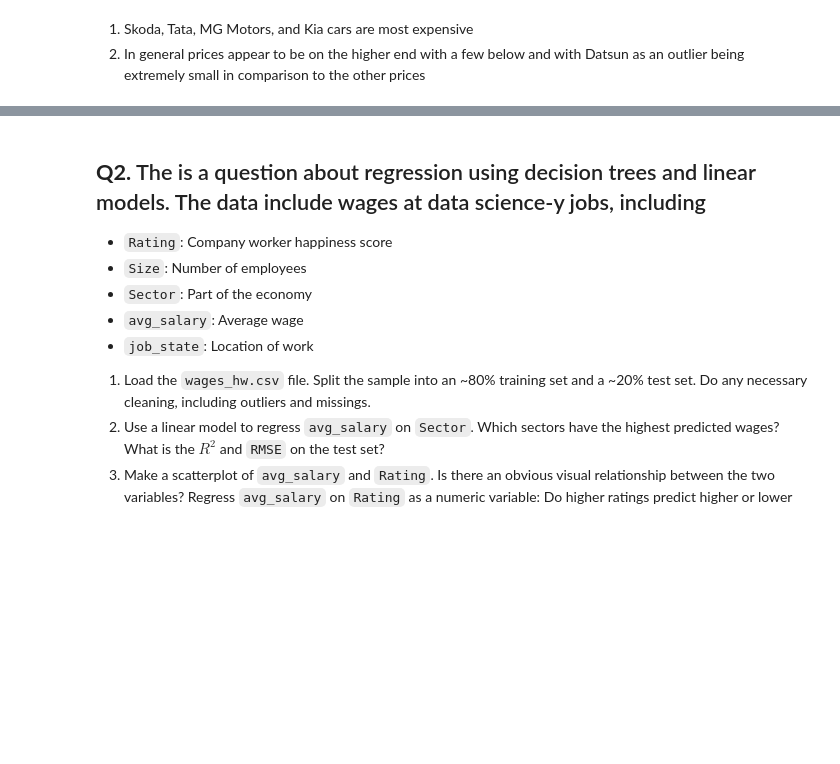
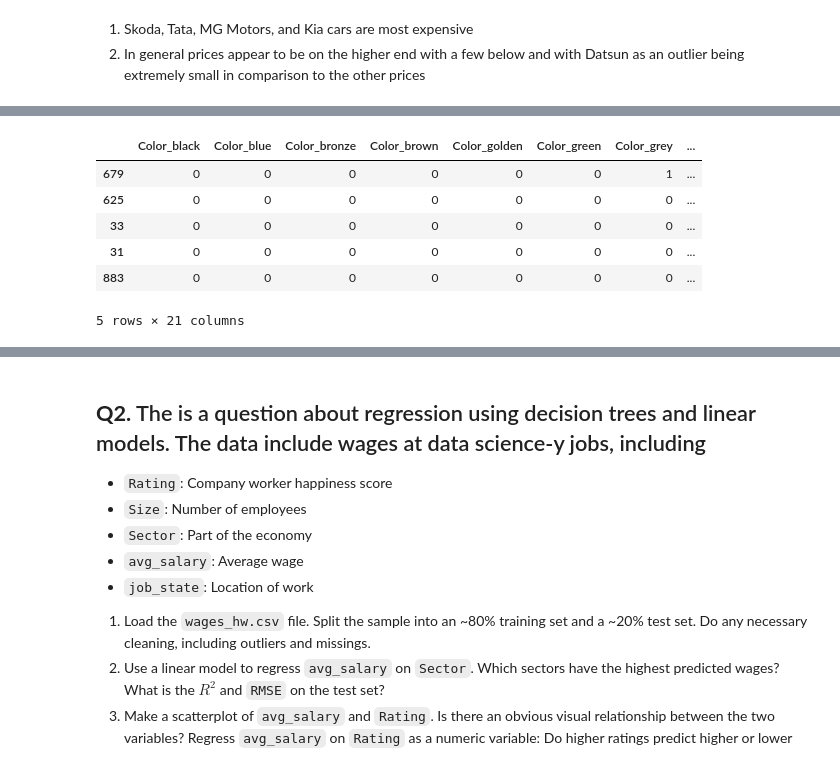
Before and after one commit to Ymy9he/assignment4, a Jupyter notebook: Copy_of_assignment4.ipynb, the cells around one changed output, grey strips where cells are left out. Drawn from its saved outputs; the diff is of its cells as text; code cells hidden in the pictures; blank space fills up the shorter version.

```diff
--- a/Copy_of_assignment4.ipynb
+++ b/Copy_of_assignment4.ipynb
@@ -173,0 +191,13 @@ ValueError: ignored
+# %%
+from sklearn.model_selection import train_test_split
+X_train, X_test, y_train, y_test = train_test_split (ddf, y, test_size=0.2, random_state=42)
+
+X_train.head()
+# %% [output]
+|  | Color_black | Color_blue | Color_bronze | Color_brown | Color_golden | Color_green | Color_grey | ... |
+| 679 | 0 | 0 | 0 | 0 | 0 | 0 | 1 | ... |
+| 625 | 0 | 0 | 0 | 0 | 0 | 0 | 0 | ... |
+| 33 | 0 | 0 | 0 | 0 | 0 | 0 | 0 | ... |
+| 31 | 0 | 0 | 0 | 0 | 0 | 0 | 0 | ... |
+| 883 | 0 | 0 | 0 | 0 | 0 | 0 | 0 | ... |
+5 rows × 21 columns
```
Also changed, not shown: parts of 18 cells of this notebook.
